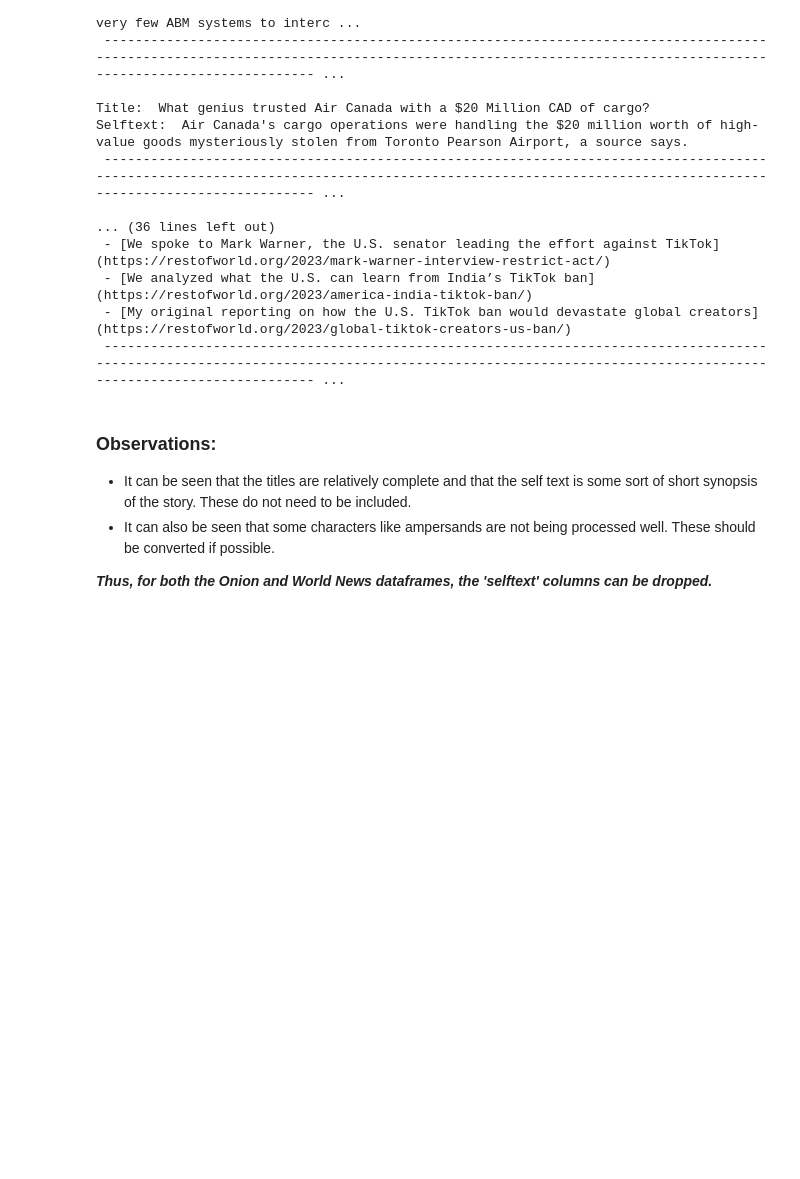
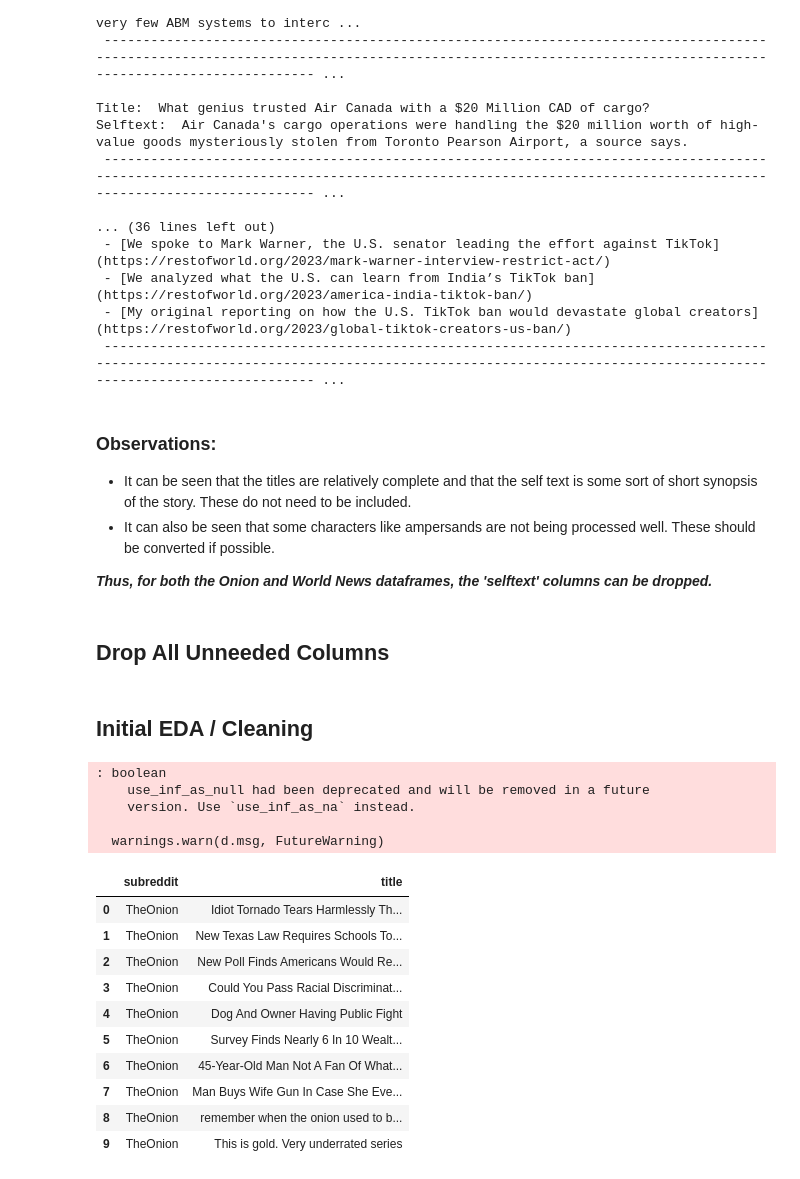
Before and after one commit to drossDS/Humor_Identification_with_NLP, a Jupyter notebook: code/2-Data_Cleaning.ipynb, the cells around one changed output. Cells and saved outputs as stored; diff of their text form; code cells hidden in the pictures; blank space fills up the shorter version.

```diff
--- a/code/2-Data_Cleaning.ipynb
+++ b/code/2-Data_Cleaning.ipynb
@@ -313,3 +309,34 @@ Selftext:  Air Canada's cargo operations were handling the $20 million worth of
 * It can also be seen that some characters like ampersands are not being processed well.  These should be converted if possible.
 
 ***Thus, for both the Onion and World News dataframes, the 'selftext' columns can be dropped.***
+# %% [markdown]
+## Drop All Unneeded Columns
+# %%
+# Just keep only the columns that are needed
+onion = onion[['subreddit', 'title']]
+wldnws = wldnws[['subreddit', 'title']]
+# %% [markdown]
+## Initial EDA / Cleaning
+# %%
+# Source to reset pandas column width:  https://pandas.pydata.org/docs/reference/api/pandas.reset_option.html
+# Source to widen pandas columns:  https://stackoverflow.com/questions/11707586/how-do-i-expand-the-output-display-to-see-more-columns-of-a-pandas-dataframe
+pd.reset_option('all')
+pd.set_option('display.max_colwidth', 200)
+onion.head(10)
+# %% [output]
+: boolean
+    use_inf_as_null had been deprecated and will be removed in a future
+    version. Use `use_inf_as_na` instead.
+
+  warnings.warn(d.msg, FutureWarning)
+|  | subreddit | title |
+| 0 | TheOnion | Idiot Tornado Tears Harmlessly Th... |
+| 1 | TheOnion | New Texas Law Requires Schools To... |
+| 2 | TheOnion | New Poll Finds Americans Would Re... |
+| 3 | TheOnion | Could You Pass Racial Discriminat... |
+| 4 | TheOnion | Dog And Owner Having Public Fight |
+| 5 | TheOnion | Survey Finds Nearly 6 In 10 Wealt... |
+| 6 | TheOnion | 45-Year-Old Man Not A Fan Of What... |
+| 7 | TheOnion | Man Buys Wife Gun In Case She Eve... |
+| 8 | TheOnion | remember when the onion used to b... |
+| 9 | TheOnion | This is gold. Very underrated series |
```
Also changed, not shown: parts of 2 cells of this notebook.
